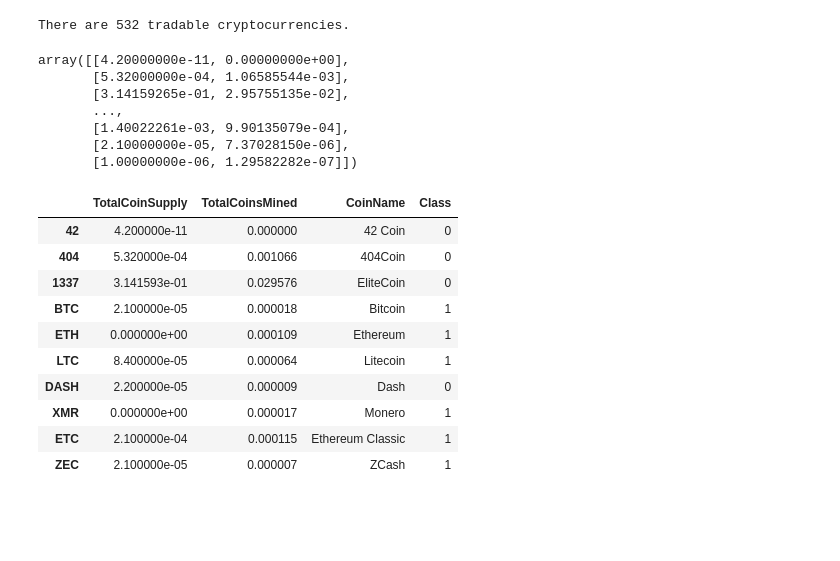
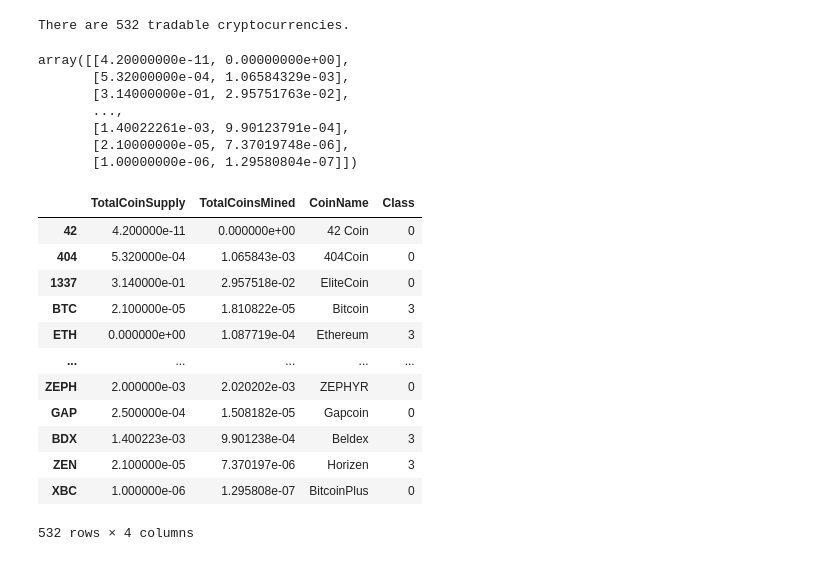
Before and after one commit to AForbis/Cryptocurrencies, a Jupyter notebook: crypto_clustering.ipynb, the cells around one changed output. Cells and saved outputs as stored; diff of their text form; code cells hidden in the pictures; blank space fills up the shorter version.

```diff
--- a/crypto_clustering.ipynb
+++ b/crypto_clustering.ipynb
@@ -328,37 +329,44 @@ clustered_df.hvplot.table(columns=["CoinName", "Algorithm", "ProofType", "TotalC
 There are 532 tradable cryptocurrencies.
 # %%
 # Scaling data to create the scatter plot with tradable cryptocurrencies.
-# YOUR CODE HERE
+supply_mined_df = clustered_df[["TotalCoinSupply", "TotalCoinsMined"]]
+MinMaxScaler().fit_transform(supply_mined_df)
 # %% [output]
 array([[4.20000000e-11, 0.00000000e+00],
-       [5.32000000e-04, 1.06585544e-03],
-       [3.14159265e-01, 2.95755135e-02],
+       [5.32000000e-04, 1.06584329e-03],
+       [3.14000000e-01, 2.95751763e-02],
        ...,
-       [1.40022261e-03, 9.90135079e-04],
-       [2.10000000e-05, 7.37028150e-06],
-       [1.00000000e-06, 1.29582282e-07]])
+       [1.40022261e-03, 9.90123791e-04],
+       [2.10000000e-05, 7.37019748e-06],
+       [1.00000000e-06, 1.29580804e-07]])
 # %%
+scaled_supply_mined_df = MinMaxScaler().fit_transform(supply_mined_df)
+
 # Create a new DataFrame that has the scaled data with the clustered_df DataFrame index.
-# YOUR CODE HERE
+new_clustered_df = pd.DataFrame(data=scaled_supply_mined_df, index=clustered_df.index, columns=["TotalCoinSupply", "TotalCoinsMined"])
+
 
 # Add the "CoinName" column from the clustered_df DataFrame to the new DataFrame.
-# YOUR CODE HERE
+new_clustered_v2_df = pd.merge(new_clustered_df, crypto_name_df, left_index=True, right_index=True)
 
 # Add the "Class" column from the clustered_df DataFrame to the new DataFrame.
-# YOUR CODE HERE
+new_clustered_v3_df = pd.merge(new_clustered_v2_df, predictions_df, left_index=True, right_index=True)
 
-plot_df.head(10)
+new_clustered_df = new_clustered_v3_df
+new_clustered_df
 # %% [output]
 |  | TotalCoinSupply | TotalCoinsMined | CoinName | Class |
-| 42 | 4.200000e-11 | 0.000000 | 42 Coin | 0 |
-| 404 | 5.320000e-04 | 0.001066 | 404Coin | 0 |
-| 1337 | 3.141593e-01 | 0.029576 | EliteCoin | 0 |
-| BTC | 2.100000e-05 | 0.000018 | Bitcoin | 1 |
-| ETH | 0.000000e+00 | 0.000109 | Ethereum | 1 |
-| LTC | 8.400000e-05 | 0.000064 | Litecoin | 1 |
-| DASH | 2.200000e-05 | 0.000009 | Dash | 0 |
-| XMR | 0.000000e+00 | 0.000017 | Monero | 1 |
-| ETC | 2.100000e-04 | 0.000115 | Ethereum Classic | 1 |
-| ZEC | 2.100000e-05 | 0.000007 | ZCash | 1 |
+| 42 | 4.200000e-11 | 0.000000e+00 | 42 Coin | 0 |
+| 404 | 5.320000e-04 | 1.065843e-03 | 404Coin | 0 |
+| 1337 | 3.140000e-01 | 2.957518e-02 | EliteCoin | 0 |
+| BTC | 2.100000e-05 | 1.810822e-05 | Bitcoin | 3 |
+| ETH | 0.000000e+00 | 1.087719e-04 | Ethereum | 3 |
+| ... | ... | ... | ... | ... |
+| ZEPH | 2.000000e-03 | 2.020202e-03 | ZEPHYR | 0 |
+| GAP | 2.500000e-04 | 1.508182e-05 | Gapcoin | 0 |
+| BDX | 1.400223e-03 | 9.901238e-04 | Beldex | 3 |
+| ZEN | 2.100000e-05 | 7.370197e-06 | Horizen | 3 |
+| XBC | 1.000000e-06 | 1.295808e-07 | BitcoinPlus | 0 |
+532 rows × 4 columns
 # %%
 # Create a hvplot.scatter plot using x="TotalCoinsMined" and y="TotalCoinSupply".
```
Also changed, not shown: parts of 2 cells of this notebook.
